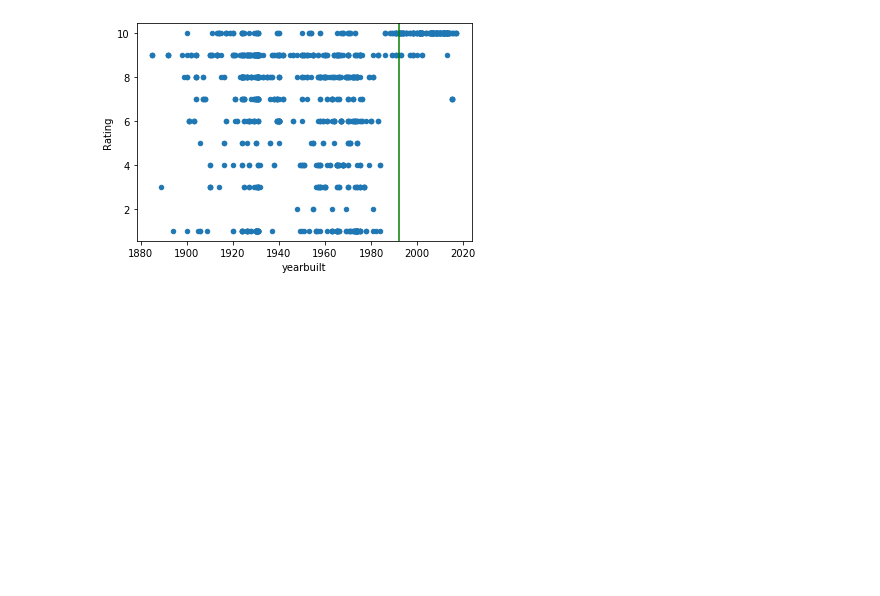
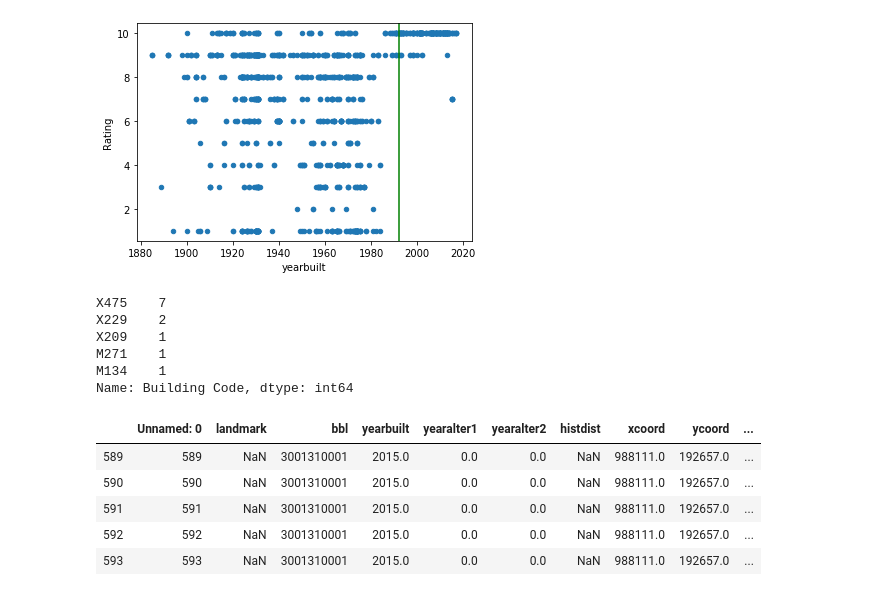
Before and after one commit to kpananjady/Age_DOE_buildings, a Jupyter notebook: Age Analysis.ipynb, the cells around one changed output. Drawn from its saved outputs; the diff is of its cells as text; code cells hidden in the pictures; blank space fills up the shorter version.

Commit message:
number of schools

```diff
--- a/Age Analysis.ipynb
+++ b/Age Analysis.ipynb
@@ -126,0 +126,18 @@ plt.axvline(x=1992, color='green')
+# %%
+df_rated_schools[df_rated_schools['yearbuilt']==0]['Building Code'].value_counts()
+# %% [output]
+X475    7
+X229    2
+X209    1
+M271    1
+M134    1
+Name: Building Code, dtype: int64
+# %%
+df_rated_schools[(df_rated_schools['yearbuilt']>1992)&(df_rated_schools['Rating']==7)]
+# %% [output]
+|  | Unnamed: 0 | landmark | bbl | yearbuilt | yearalter1 | yearalter2 | histdist | xcoord | ycoord | ... |
+| 589 | 589 | NaN | 3001310001 | 2015.0 | 0.0 | 0.0 | NaN | 988111.0 | 192657.0 | ... |
+| 590 | 590 | NaN | 3001310001 | 2015.0 | 0.0 | 0.0 | NaN | 988111.0 | 192657.0 | ... |
+| 591 | 591 | NaN | 3001310001 | 2015.0 | 0.0 | 0.0 | NaN | 988111.0 | 192657.0 | ... |
+| 592 | 592 | NaN | 3001310001 | 2015.0 | 0.0 | 0.0 | NaN | 988111.0 | 192657.0 | ... |
+| 593 | 593 | NaN | 3001310001 | 2015.0 | 0.0 | 0.0 | NaN | 988111.0 | 192657.0 | ... |
```
Also changed, not shown: parts of 2 cells of this notebook, 1 other file.
